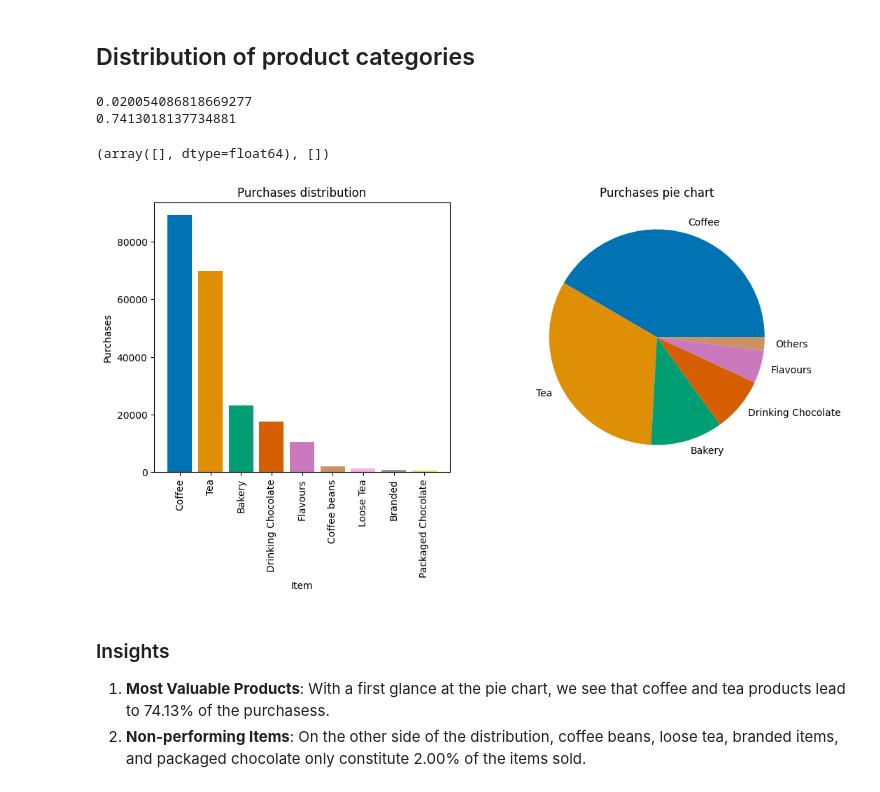
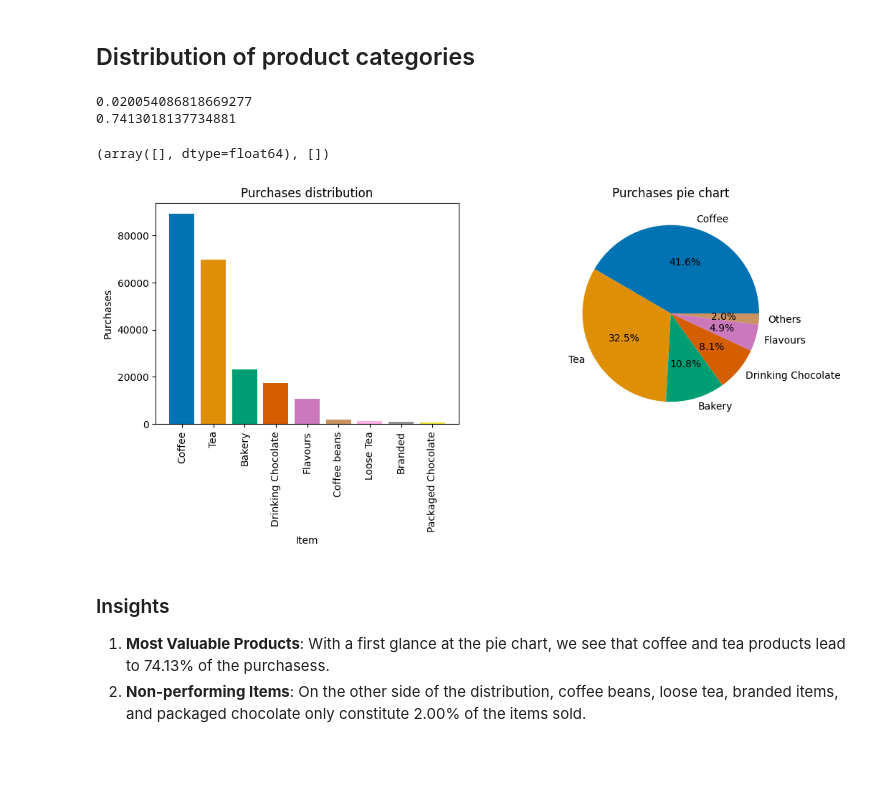
Before and after one commit to mlcuadra1/Coffee-Shop-EDA, a Jupyter notebook: notebooks/eda.ipynb, the cells around one changed output. Cells and saved outputs as stored; diff of their text form; code cells hidden in the pictures; blank space fills up the shorter version.

```diff
--- a/notebooks/eda.ipynb
+++ b/notebooks/eda.ipynb
@@ -113,34 +113,34 @@ plt.show()
 # %%
 product_cat_distribution = data.groupby('product_category')['transaction_qty'].sum().sort_values(ascending=False)
 colorblind_palette = sns.color_palette("colorblind")
-fig, (ax0, ax1) = plt.subplots(1, 2, figsize=(12,5))
+fig, (ax0, ax1) = plt.subplots(1, 2, figsize=(12,4))
 
 ax0.bar(product_cat_distribution.index.values, product_cat_distribution, color=colorblind_palette)
 ax0.set_xlabel('Item')
 ax0.set_ylabel('Purchases')
 ax0.set_title('Purchases distribution')
 ax0.xaxis.set_tick_params(rotation=90)
 
 # explode = (0.1, 0.1, 0.2, 0.2, 0.2, 1, 1, 1, 1)
 threshold_pie = 1 * product_cat_distribution.sum() / 100
 small_portions = product_cat_distribution[product_cat_distribution < threshold_pie]
 others_value = small_portions.sum()
 
 print(others_value / product_cat_distribution.sum())
 print((product_cat_distribution['Coffee']+product_cat_distribution['Tea']) / product_cat_distribution.sum())
 
 new_distrib = product_cat_distribution.drop(small_portions.index)
 new_distrib['Others'] = others_value
 
-ax1.pie(new_distrib.values, labels=new_distrib.index, colors=colorblind_palette)
+ax1.pie(new_distrib.values, labels=new_distrib.index, colors=colorblind_palette, autopct='%1.1f%%')
 ax1.set_title('Purchases pie chart')
 
 plt.xticks(rotation=45)
 # %% [output]
 0.020054086818669277
 0.7413018137734881
 (array([], dtype=float64), [])
-[figure, old version]
+[figure, new version]
 # %% [markdown]
 ### Insights
 1. **Most Valuable Products**: With a first glance at the pie chart, we see that coffee and tea products lead to 74.13% of the purchasess.
```
Also changed, not shown: parts of 5 cells of this notebook.
